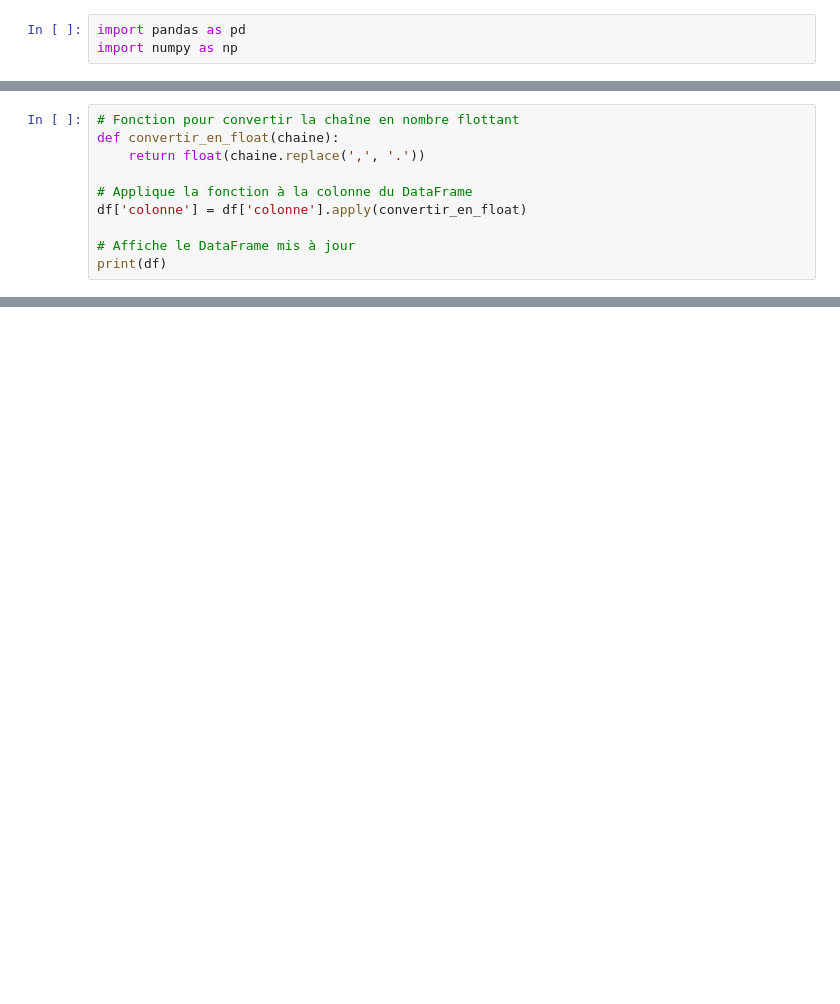
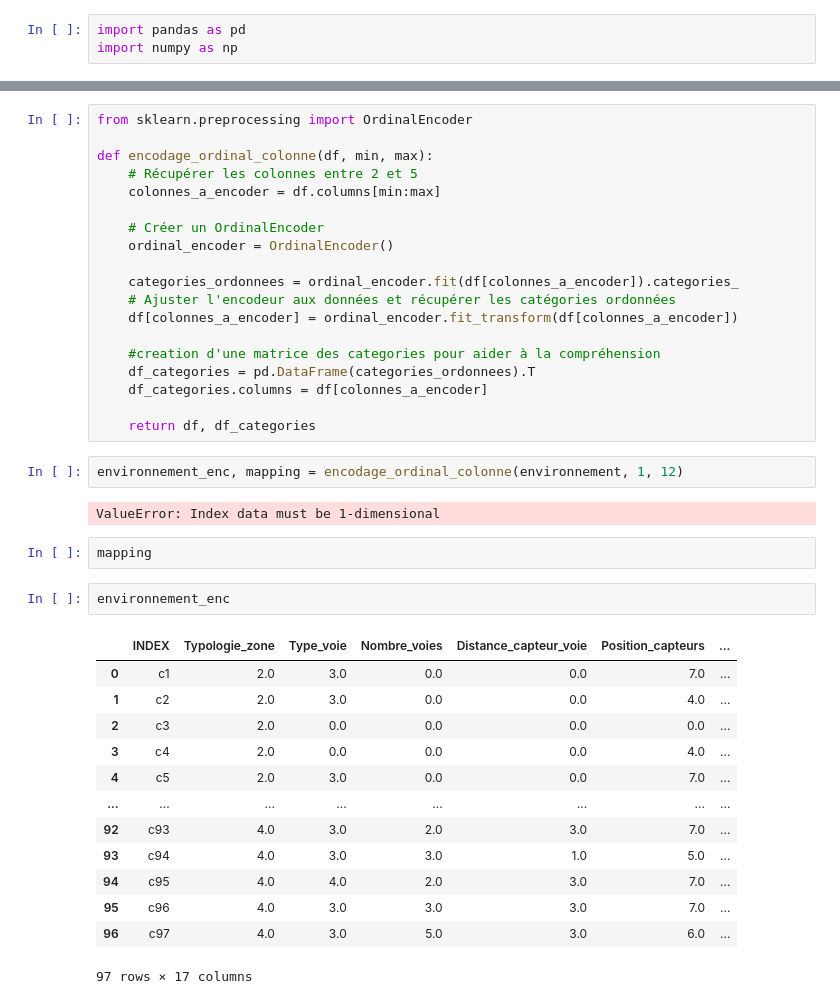
Before and after one commit to TLeandre/Categorisation-de-capteurs-de-pollution, a Jupyter notebook: scripts/Leandre.ipynb, the cells around one changed output, grey strips where cells are left out. Saved outputs shown, nothing was run; the diff lists cells and outputs as text; blank space fills up the shorter version.

```diff
--- a/scripts/Leandre.ipynb
+++ b/scripts/Leandre.ipynb
@@ -18,10 +20,0 @@ ValueError: could not convert string to float: '4,439'
-# %%
-# Fonction pour convertir la chaîne en nombre flottant
-def convertir_en_float(chaine):
-    return float(chaine.replace(',', '.'))
-
-# Applique la fonction à la colonne du DataFrame
-df['colonne'] = df['colonne'].apply(convertir_en_float)
-
-# Affiche le DataFrame mis à jour
-print(df)
@@ -27,0 +81,41 @@ print(df)
+# %%
+from sklearn.preprocessing import OrdinalEncoder
+
+def encodage_ordinal_colonne(df, min, max):
+    # Récupérer les colonnes entre 2 et 5
+    colonnes_a_encoder = df.columns[min:max]
+
+    # Créer un OrdinalEncoder
+    ordinal_encoder = OrdinalEncoder()
+
+    categories_ordonnees = ordinal_encoder.fit(df[colonnes_a_encoder]).categories_
+    # Ajuster l'encodeur aux données et récupérer les catégories ordonnées
+    df[colonnes_a_encoder] = ordinal_encoder.fit_transform(df[colonnes_a_encoder])
+
+    #creation d'une matrice des categories pour aider à la compréhension
+    df_categories = pd.DataFrame(categories_ordonnees).T
+    df_categories.columns = df[colonnes_a_encoder]
+
+    return df, df_categories
+# %%
+environnement_enc, mapping = encodage_ordinal_colonne(environnement, 1, 12)
+# %% [output]
+ValueError: Index data must be 1-dimensional
+# %%
+mapping
+# %%
+environnement_enc
+# %% [output]
+|  | INDEX | Typologie_zone | Type_voie | Nombre_voies | Distance_capteur_voie | Position_capteurs | ... |
+| 0 | c1 | 2.0 | 3.0 | 0.0 | 0.0 | 7.0 | ... |
+| 1 | c2 | 2.0 | 3.0 | 0.0 | 0.0 | 4.0 | ... |
+| 2 | c3 | 2.0 | 0.0 | 0.0 | 0.0 | 0.0 | ... |
+| 3 | c4 | 2.0 | 0.0 | 0.0 | 0.0 | 4.0 | ... |
+| 4 | c5 | 2.0 | 3.0 | 0.0 | 0.0 | 7.0 | ... |
+| ... | ... | ... | ... | ... | ... | ... | ... |
+| 92 | c93 | 4.0 | 3.0 | 2.0 | 3.0 | 7.0 | ... |
+| 93 | c94 | 4.0 | 3.0 | 3.0 | 1.0 | 5.0 | ... |
+| 94 | c95 | 4.0 | 4.0 | 2.0 | 3.0 | 7.0 | ... |
+| 95 | c96 | 4.0 | 3.0 | 3.0 | 3.0 | 7.0 | ... |
+| 96 | c97 | 4.0 | 3.0 | 5.0 | 3.0 | 6.0 | ... |
+97 rows × 17 columns
```
Also changed, not shown: parts of 8 cells of this notebook, 2 other files.
